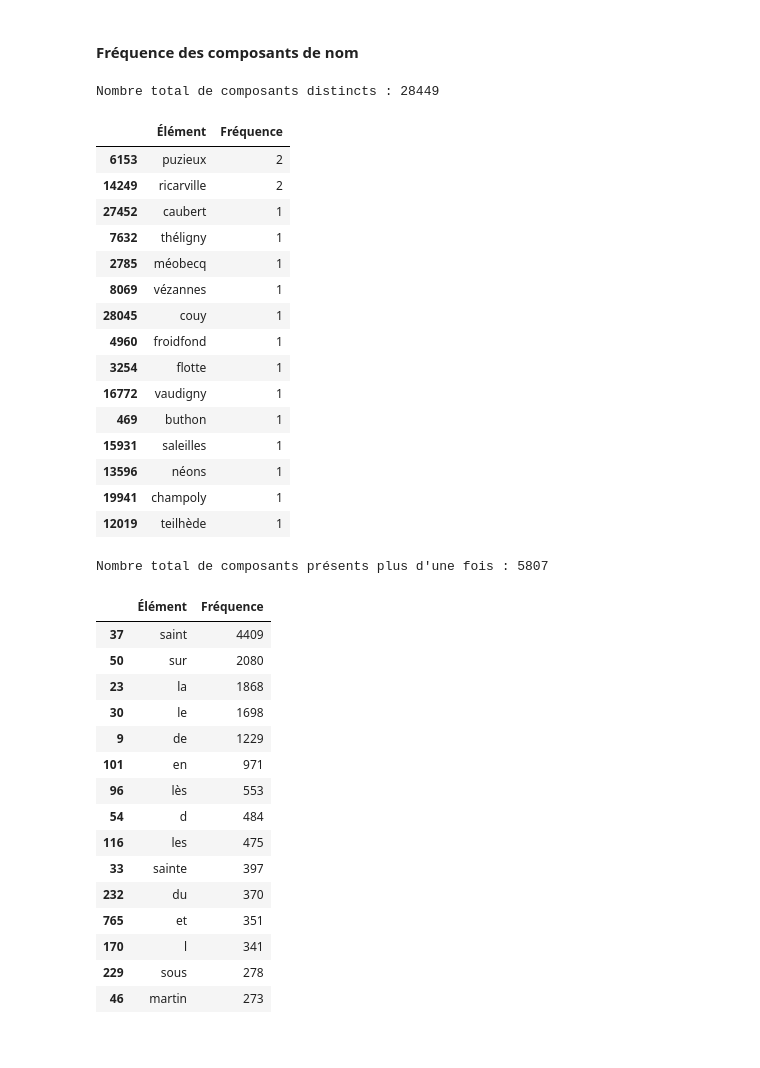
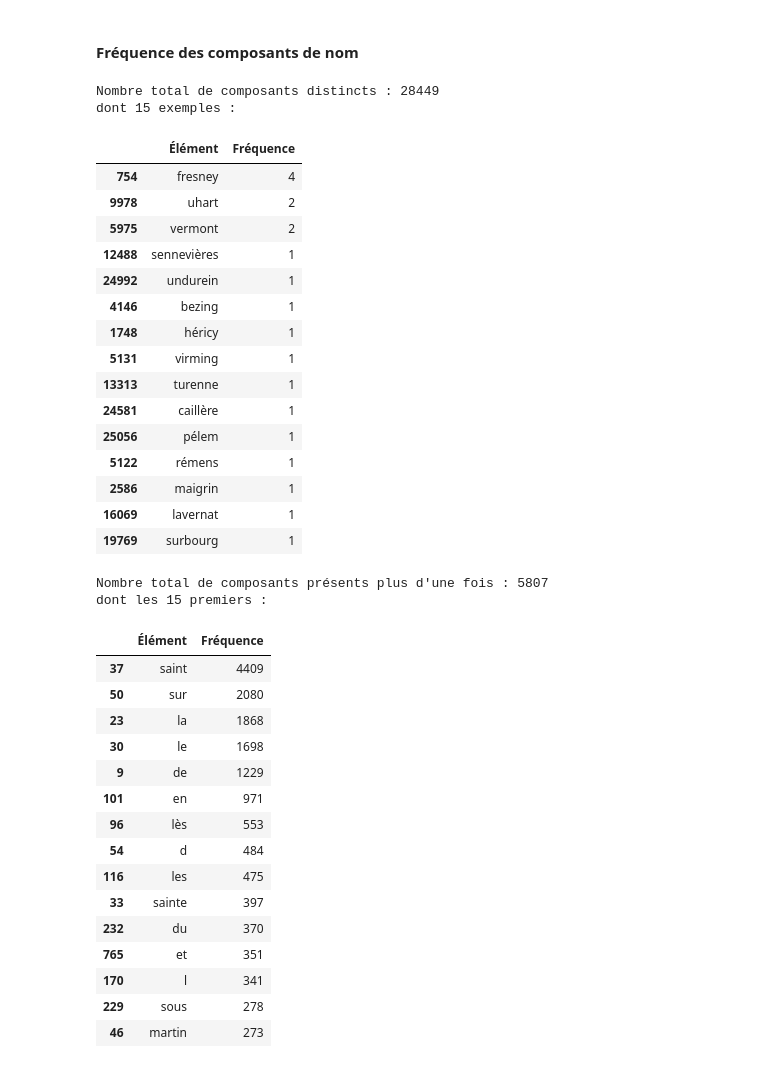
Before and after one commit to nicolasguillard/workshop_cs_202503, a Jupyter notebook: workshop_part_1__solutions.ipynb, the cells around one changed output. Drawn from its saved outputs; the diff is of its cells as text; code cells hidden in the pictures.

```diff
--- a/workshop_part_1__solutions.ipynb
+++ b/workshop_part_1__solutions.ipynb
@@ -252,42 +265,48 @@ plt.show()
 # %%
 # Séparer les chaînes de caractères par "-" ou " " et les concaténer
 element_separator = "-' "
 all_elements = ' '.join(df['nom'].str.replace(f"[{element_separator}]", " ", regex=True).values).split()
 
 # Compter les occurrences de chaque élément
 element_counts = Counter(all_elements)
 
 # Convertir le résultat en dataframe pour une meilleure lisibilité
 element_freq_df = pd.DataFrame(element_counts.items(), columns=['Élément', 'Fréquence']).sort_values(by='Fréquence', ascending=False)
 
 print(f"Nombre total de composants distincts : {len(element_freq_df)}")
-display(element_freq_df.sample(15).sort_values(by='Fréquence', ascending=False))
+n = 15
+print(f"dont {n} exemples :")
+display(element_freq_df.sample(n).sort_values(by='Fréquence', ascending=False))
 
-# Filtrer les éléments dont la fréquence est supérieure à 1
+# Filtrer les éléments dont la fréquence est strictement supérieure à 1
 element_freq_sup_1_df = element_freq_df[element_freq_df['Fréquence'] > 1]
 
 # Afficher le nombre total d'éléments associés
 print(f"Nombre total de composants présents plus d'une fois : {len(element_freq_sup_1_df)}")
-display(element_freq_sup_1_df.head(15))
+n = 15
+print(f"dont les {n} premiers :")
+display(element_freq_sup_1_df.head(n))
 # %% [output]
 Nombre total de composants distincts : 28449
+dont 15 exemples :
 |  | Élément | Fréquence |
-| 6153 | puzieux | 2 |
-| 14249 | ricarville | 2 |
-| 27452 | caubert | 1 |
-| 7632 | théligny | 1 |
-| 2785 | méobecq | 1 |
-| 8069 | vézannes | 1 |
-| 28045 | couy | 1 |
-| 4960 | froidfond | 1 |
-| 3254 | flotte | 1 |
-| 16772 | vaudigny | 1 |
-| 469 | buthon | 1 |
-| 15931 | saleilles | 1 |
-| 13596 | néons | 1 |
-| 19941 | champoly | 1 |
-| 12019 | teilhède | 1 |
+| 754 | fresney | 4 |
+| 9978 | uhart | 2 |
+| 5975 | vermont | 2 |
+| 12488 | sennevières | 1 |
+| 24992 | undurein | 1 |
+| 4146 | bezing | 1 |
+| 1748 | héricy | 1 |
+| 5131 | virming | 1 |
+| 13313 | turenne | 1 |
+| 24581 | caillère | 1 |
+| 25056 | pélem | 1 |
+| 5122 | rémens | 1 |
+| 2586 | maigrin | 1 |
+| 16069 | lavernat | 1 |
+| 19769 | surbourg | 1 |
 Nombre total de composants présents plus d'une fois : 5807
+dont les 15 premiers :
 |  | Élément | Fréquence |
 | 37 | saint | 4409 |
 | 50 | sur | 2080 |
```
Also changed, not shown: parts of 34 cells of this notebook, 1 other file.
